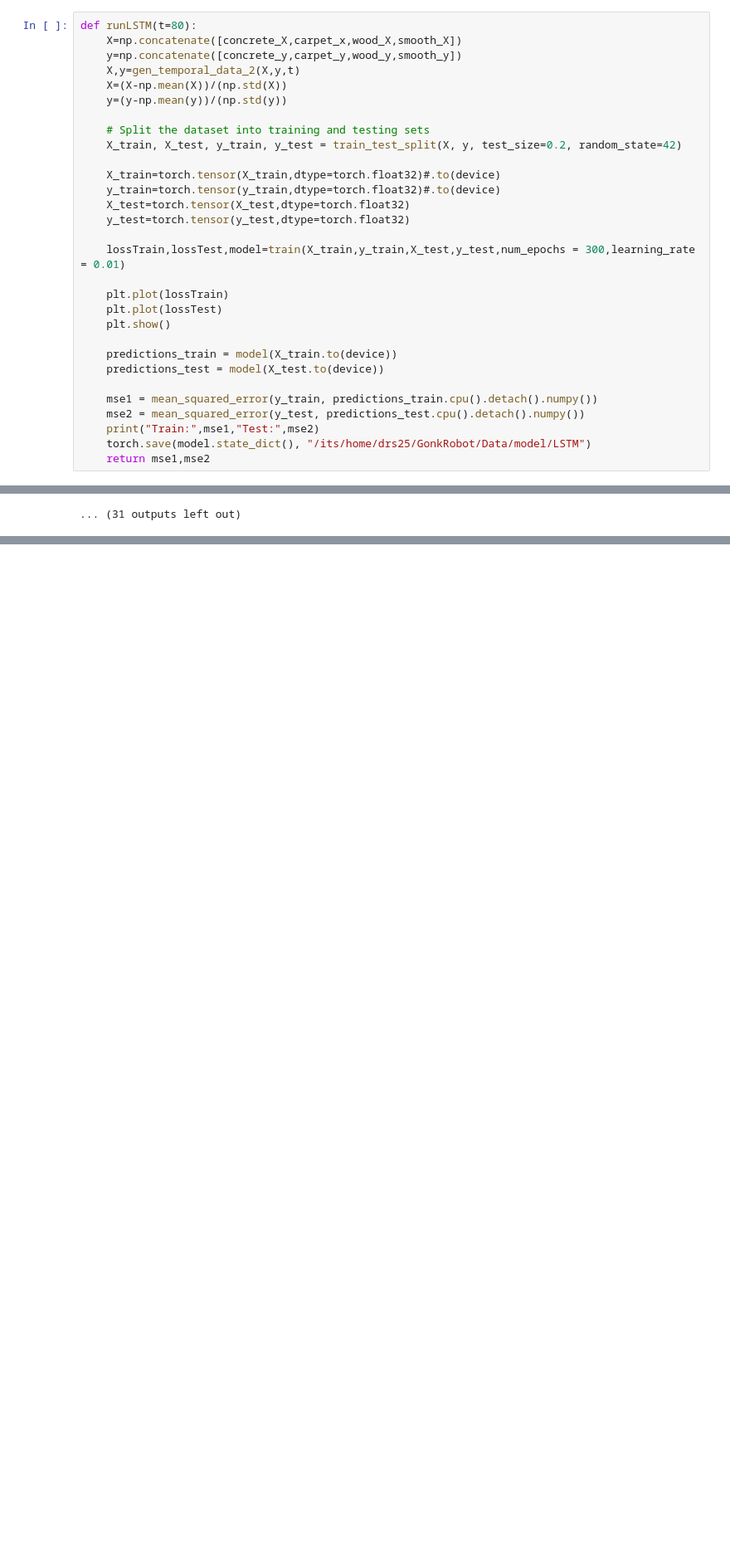
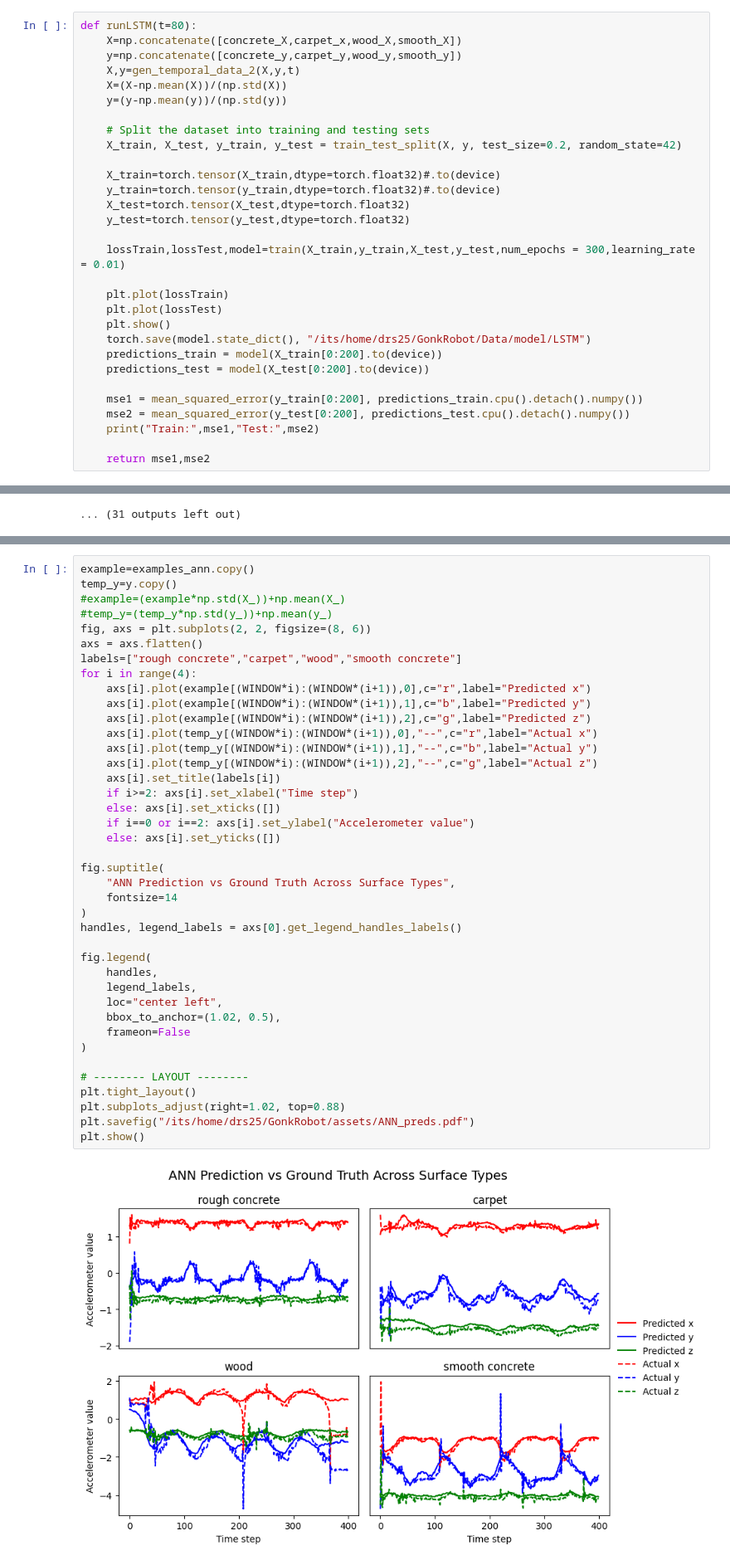
Before and after one commit to shepai/GonkRobot, a Jupyter notebook: Data/classifier.ipynb, the cells around one changed output, grey strips where cells are left out. Shown at 83% size. Cells and saved outputs as stored; diff of their text form; blank space fills up the shorter version.

```diff
--- a/Data/classifier.ipynb
+++ b/Data/classifier.ipynb
@@ -535,14 +539,14 @@ def runLSTM(t=80):
     plt.plot(lossTrain)
     plt.plot(lossTest)
     plt.show()
+    torch.save(model.state_dict(), "/its/home/drs25/GonkRobot/Data/model/LSTM")
+    predictions_train = model(X_train[0:200].to(device))
+    predictions_test = model(X_test[0:200].to(device))
 
-    predictions_train = model(X_train.to(device))
-    predictions_test = model(X_test.to(device))
+    mse1 = mean_squared_error(y_train[0:200], predictions_train.cpu().detach().numpy())
+    mse2 = mean_squared_error(y_test[0:200], predictions_test.cpu().detach().numpy())
+    print("Train:",mse1,"Test:",mse2)
 
-    mse1 = mean_squared_error(y_train, predictions_train.cpu().detach().numpy())
-    mse2 = mean_squared_error(y_test, predictions_test.cpu().detach().numpy())
-    print("Train:",mse1,"Test:",mse2)
-    torch.save(model.state_dict(), "/its/home/drs25/GonkRobot/Data/model/LSTM")
     return mse1,mse2
 # %% [markdown]
 ### T plotting experiment
@@ -809,3 +823,45 @@ examples_lstm=lstm(torch.tensor(X,dtype=torch.float32).to(device))
+# %%
+example=examples_ann.copy()
+temp_y=y.copy()
+#example=(example*np.std(X_))+np.mean(X_)
+#temp_y=(temp_y*np.std(y_))+np.mean(y_)
+fig, axs = plt.subplots(2, 2, figsize=(8, 6))
+axs = axs.flatten()
+labels=["rough concrete","carpet","wood","smooth concrete"]
+for i in range(4):
+    axs[i].plot(example[(WINDOW*i):(WINDOW*(i+1)),0],c="r",label="Predicted x")
+    axs[i].plot(example[(WINDOW*i):(WINDOW*(i+1)),1],c="b",label="Predicted y")
+    axs[i].plot(example[(WINDOW*i):(WINDOW*(i+1)),2],c="g",label="Predicted z")
+    axs[i].plot(temp_y[(WINDOW*i):(WINDOW*(i+1)),0],"--",c="r",label="Actual x")
+    axs[i].plot(temp_y[(WINDOW*i):(WINDOW*(i+1)),1],"--",c="b",label="Actual y")
+    axs[i].plot(temp_y[(WINDOW*i):(WINDOW*(i+1)),2],"--",c="g",label="Actual z")
+    axs[i].set_title(labels[i])
+    if i>=2: axs[i].set_xlabel("Time step")
+    else: axs[i].set_xticks([])
+    if i==0 or i==2: axs[i].set_ylabel("Accelerometer value")
+    else: axs[i].set_yticks([])
+
+fig.suptitle(
+    "ANN Prediction vs Ground Truth Across Surface Types",
+    fontsize=14
+)
+handles, legend_labels = axs[0].get_legend_handles_labels()
+
+fig.legend(
+    handles,
+    legend_labels,
+    loc="center left",
+    bbox_to_anchor=(1.02, 0.5),
+    frameon=False
+)
+
+# -------- LAYOUT --------
+plt.tight_layout()
+plt.subplots_adjust(right=1.02, top=0.88)
+plt.savefig("/its/home/drs25/GonkRobot/assets/ANN_preds.pdf")
+plt.show()
+# %% [output]
+[figure, added]
 # %% [markdown]
 ## Classify edges
 
```
Also changed, not shown: parts of 7 cells of this notebook.
